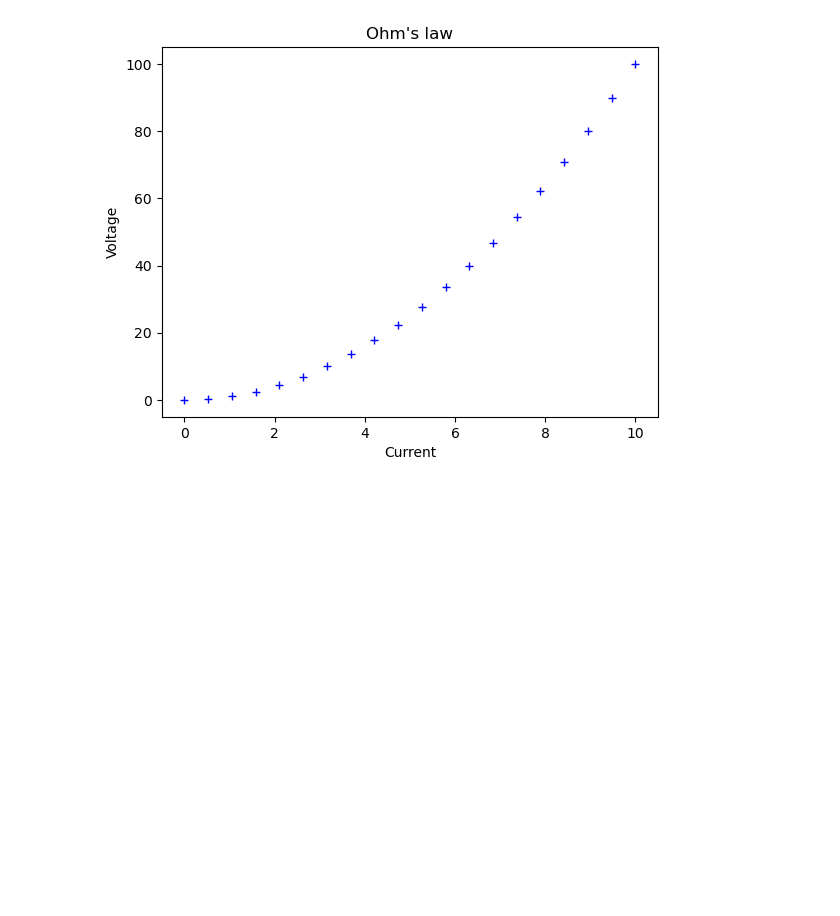
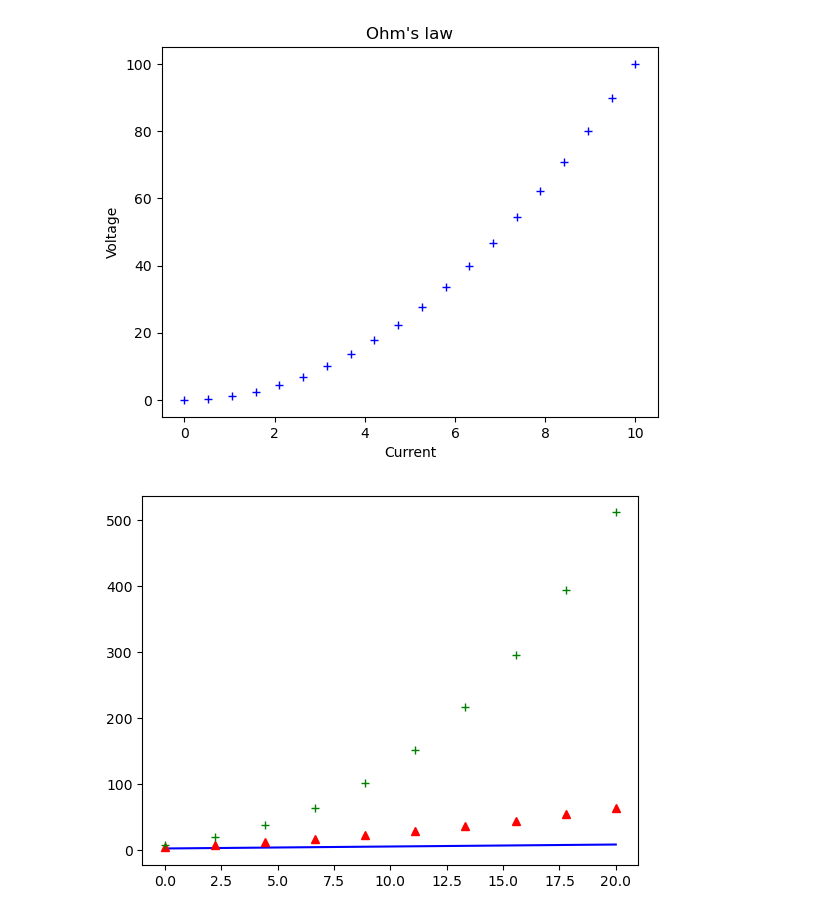
Before and after one commit to HayBeeCoder/ai, a Jupyter notebook: dl-with-real-life-projects-coursera/Untitled.ipynb, the cells around one changed output. Drawn from its saved outputs; the diff is of its cells as text; code cells hidden in the pictures; blank space fills up the shorter version.

```diff
--- a/dl-with-real-life-projects-coursera/Untitled.ipynb
+++ b/dl-with-real-life-projects-coursera/Untitled.ipynb
@@ -45,5 +45,9 @@ Text(0.5, 1.0, "Ohm's law")
 # %%
 x = np.linspace(0,20,10)
 y = np.linspace(2,8, 10)
 
-plt.plot(x,y,)
+
+plt.plot(x,y,"b-", x, y ** 2, 'r^', x, y**3, 'g+')
+plt.show()
+# %% [output]
+[figure, added]
```
Also changed, not shown: parts of 2 cells of this notebook.
